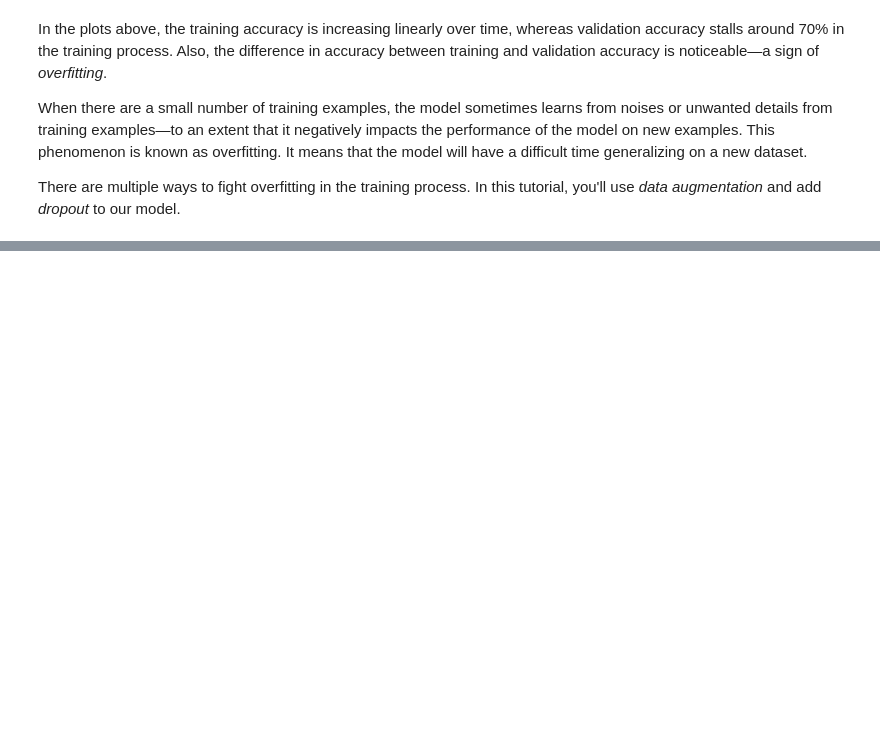
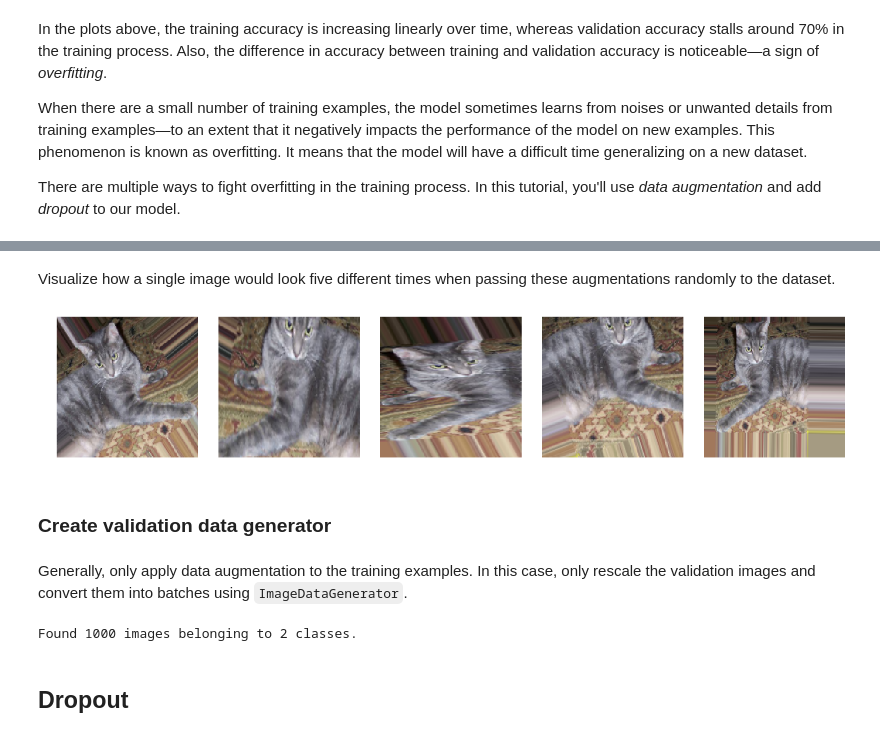
Before and after one commit to rahiakela/practical-machine-learning-with-tensorflow, a Jupyter notebook: image_classification.ipynb, the cells around one changed output, grey strips where cells are left out. Drawn from its saved outputs; the diff is of its cells as text; code cells hidden in the pictures; blank space fills up the shorter version.

```diff
--- a/image_classification.ipynb
+++ b/image_classification.ipynb
@@ -303,0 +373,7 @@ There are multiple ways to fight overfitting in the training process. In this tu
+# %%
+image_gen_train = ImageDataGenerator(rescale=1.0/255,
+                                     rotation_range=45,
+                                     width_shift_range=.15,
+                                     height_shift_range=.15,
+                                     horizontal_flip=True,
+                                     zoom_range=0.5)
@@ -303,0 +388,11 @@ There are multiple ways to fight overfitting in the training process. In this tu
+# %% [markdown]
+Visualize how a single image would look five different times when passing these augmentations randomly to the dataset.
+# %%
+augmented_images = [train_data_gen[0][0][0] for i in range(5)]
+plotImages(augmented_images)
+# %% [output]
+[figure, added]
+# %% [markdown]
+### Create validation data generator
+# %% [markdown]
+Generally, only apply data augmentation to the training examples. In this case, only rescale the validation images and convert them into batches using `ImageDataGenerator`.
@@ -303,0 +401,9 @@ There are multiple ways to fight overfitting in the training process. In this tu
+# %%
+val_data_gen = image_gen_val.flow_from_directory(batch_size=batch_size,
+                                                 directory=validation_dir,
+                                                 target_size=(IMG_HEIGHT, IMG_WIDTH),
+                                                 class_mode='binary')
+# %% [output]
+Found 1000 images belonging to 2 classes.
+# %% [markdown]
+## Dropout
```
Also changed, not shown: parts of 39 cells of this notebook.
